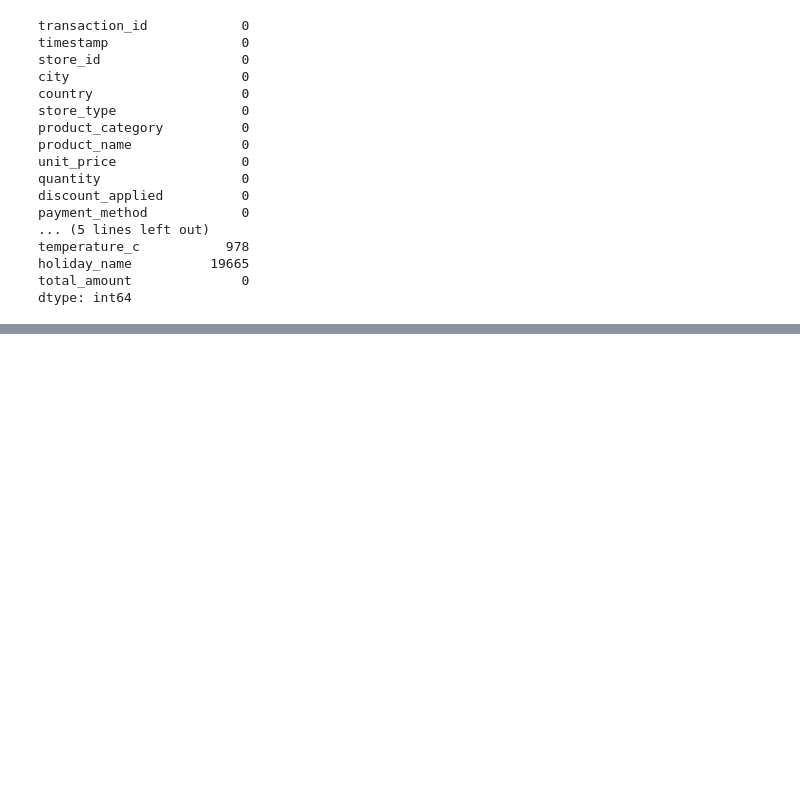
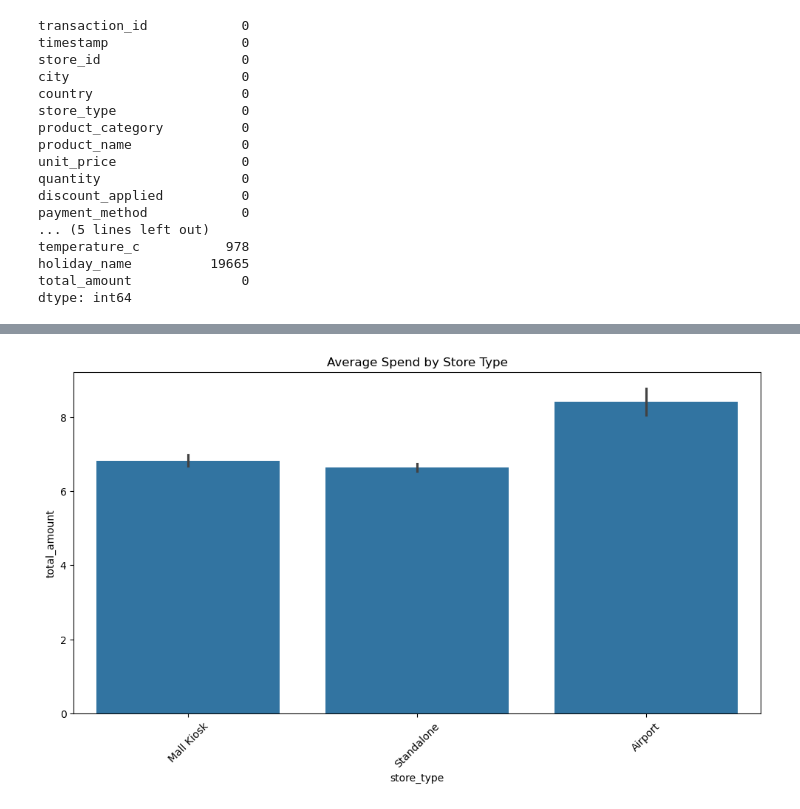
Before and after one commit to nikhilgarg614/ISDA140CoffeeSalesProject, a Jupyter notebook: FinalProjectISDA140_Gabriel-Nikill.ipynb, the cells around one changed output, grey strips where cells are left out. Saved outputs shown, nothing was run; the diff lists cells and outputs as text; code cells hidden in the pictures; blank space fills up the shorter version.

```diff
--- a/FinalProjectISDA140_Gabriel-Nikill.ipynb
+++ b/FinalProjectISDA140_Gabriel-Nikill.ipynb
@@ -59,0 +112,8 @@ dtype: int64
+# %%
+plt.figure(figsize=(12,6))
+sns.barplot(data=df, x='store_type', y='total_amount', estimator='mean')
+plt.title("Average Spend by Store Type")
+plt.xticks(rotation=45)
+plt.show()
+# %% [output]
+[figure, added]
```
Also changed, not shown: parts of 9 cells of this notebook.
